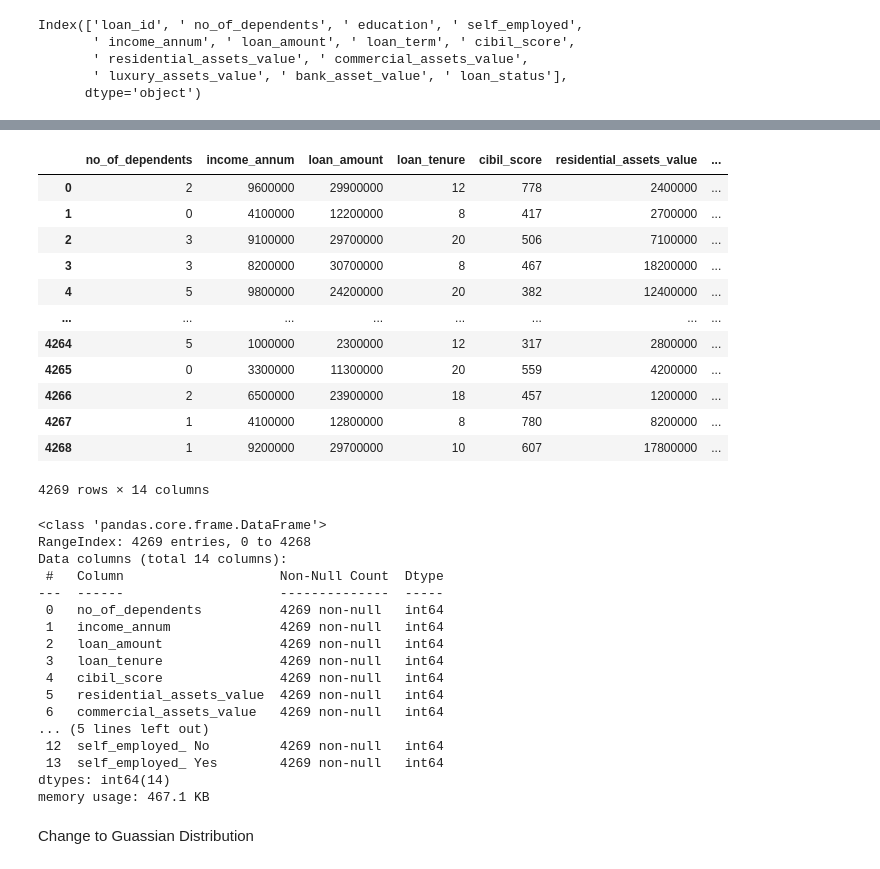
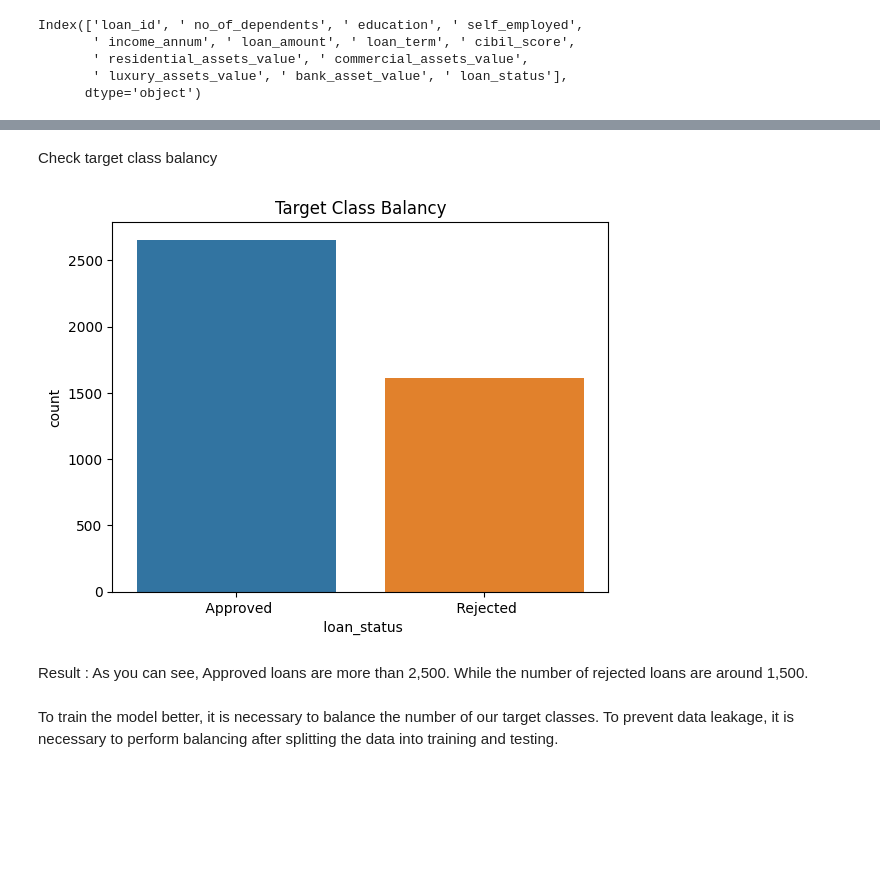
Before and after one commit to AmirrezaMadadi/loan-approval-prediction, a Jupyter notebook: loan_approval_prediction.ipynb, the cells around one changed output, grey strips where cells are left out. Cells and saved outputs as stored; diff of their text form; code cells hidden in the pictures; blank space fills up the shorter version.

```diff
--- a/loan_approval_prediction.ipynb
+++ b/loan_approval_prediction.ipynb
@@ -93,5 +96,0 @@ Index([' no_of_dependents', ' education', ' self_employed', ' income_annum',
-# %%
-data.rename(columns={' no_of_dependents': 'no_of_dependents', ' education': 'education', ' self_employed': 'self_employed', ' income_annum': 'income_annum',
-                     ' loan_amount': 'loan_amount', ' loan_term': 'loan_tenure', ' cibil_score': 'cibil_score', ' residential_assets_value': 'residential_assets_value',
-                     ' commercial_assets_value': 'commercial_assets_value', ' luxury_assets_value': 'luxury_assets_value', ' bank_asset_value': 'bank_asset_value',
-                     ' loan_status': 'loan_status'}, inplace=True)
@@ -239,38 +97,14 @@ data['loan_status'] = le.fit_transform(data['loan_status'])
-# %%
-data
-# %% [output]
-|  | no_of_dependents | income_annum | loan_amount | loan_tenure | cibil_score | residential_assets_value | ... |
-| 0 | 2 | 9600000 | 29900000 | 12 | 778 | 2400000 | ... |
-| 1 | 0 | 4100000 | 12200000 | 8 | 417 | 2700000 | ... |
-| 2 | 3 | 9100000 | 29700000 | 20 | 506 | 7100000 | ... |
-| 3 | 3 | 8200000 | 30700000 | 8 | 467 | 18200000 | ... |
-| 4 | 5 | 9800000 | 24200000 | 20 | 382 | 12400000 | ... |
-| ... | ... | ... | ... | ... | ... | ... | ... |
-| 4264 | 5 | 1000000 | 2300000 | 12 | 317 | 2800000 | ... |
-| 4265 | 0 | 3300000 | 11300000 | 20 | 559 | 4200000 | ... |
-| 4266 | 2 | 6500000 | 23900000 | 18 | 457 | 1200000 | ... |
-| 4267 | 1 | 4100000 | 12800000 | 8 | 780 | 8200000 | ... |
-| 4268 | 1 | 9200000 | 29700000 | 10 | 607 | 17800000 | ... |
-4269 rows × 14 columns
-# %%
-data.info()
-# %% [output]
-<class 'pandas.core.frame.DataFrame'>
-RangeIndex: 4269 entries, 0 to 4268
-Data columns (total 14 columns):
- #   Column                    Non-Null Count  Dtype
----  ------                    --------------  -----
- 0   no_of_dependents          4269 non-null   int64
- 1   income_annum              4269 non-null   int64
- 2   loan_amount               4269 non-null   int64
- 3   loan_tenure               4269 non-null   int64
- 4   cibil_score               4269 non-null   int64
- 5   residential_assets_value  4269 non-null   int64
- 6   commercial_assets_value   4269 non-null   int64
-... (5 lines left out)
- 12  self_employed_ No         4269 non-null   int64
- 13  self_employed_ Yes        4269 non-null   int64
-dtypes: int64(14)
-memory usage: 467.1 KB
-# %% [markdown]
-Change to Guassian Distribution
+# %% [markdown]
+Check target class balancy
+# %%
+sns.countplot(data, x=' loan_status', hue=' loan_status')
+plt.title('Target Class Balancy')
+
+plt.show()
+# %% [output]
+[figure, added]
+# %% [markdown]
+Result : As you can see, Approved loans are more than 2,500. While the number of rejected loans are around 1,500.
+# %% [markdown]
+To train the model better, it is necessary to balance the number of our target classes.
+To prevent data leakage, it is necessary to perform balancing after splitting the data into training and testing.
```
Also changed, not shown: parts of 99 cells of this notebook.
